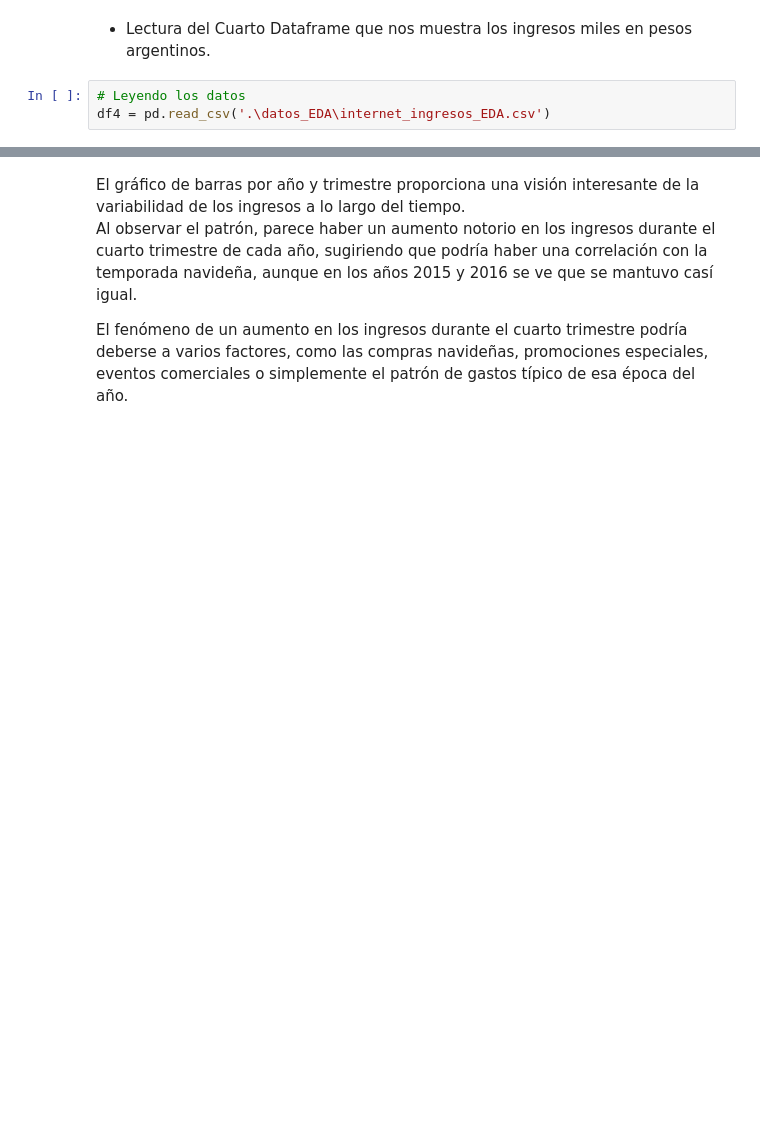
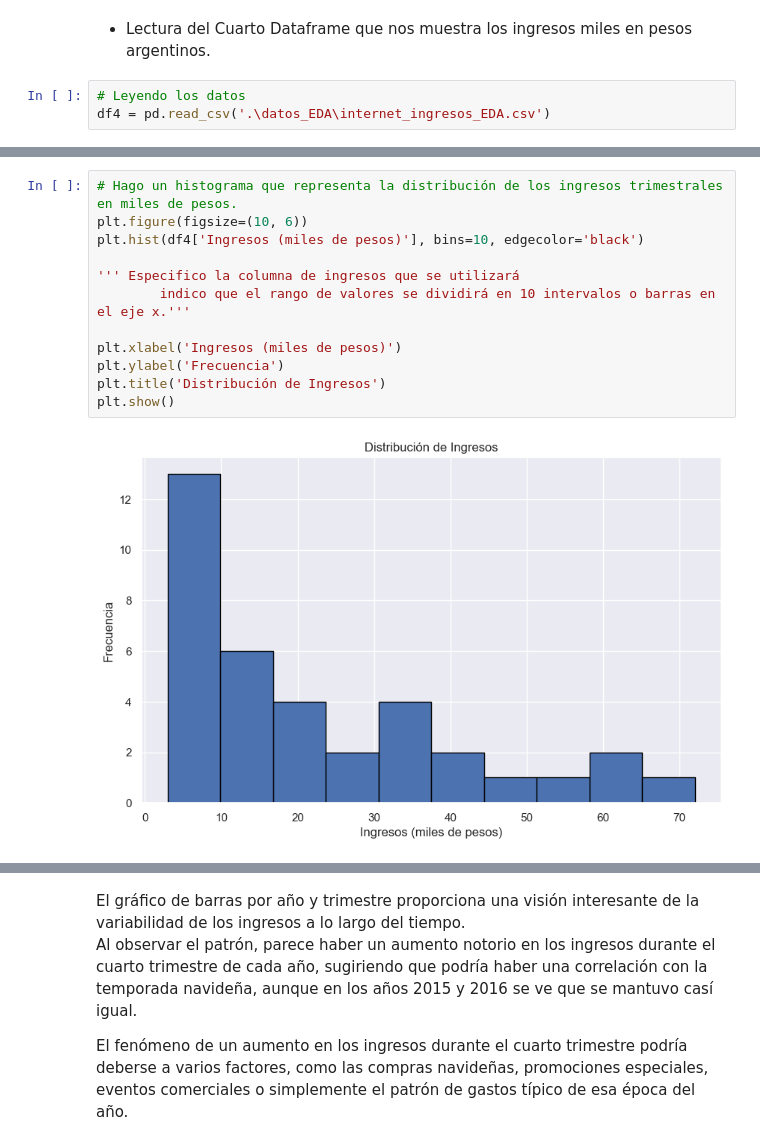
Before and after one commit to Chinaskidev/VecinoNet_Proyecto, a Jupyter notebook: tele_ENACOM_EDA.ipynb, the cells around one changed output, grey strips where cells are left out. Cells and saved outputs as stored; diff of their text form; blank space fills up the shorter version.

```diff
--- a/tele_ENACOM_EDA.ipynb
+++ b/tele_ENACOM_EDA.ipynb
@@ -425,0 +496,14 @@ df4.head() # Mostrando las primeras filas.
+# %%
+# Hago un histograma que representa la distribución de los ingresos trimestrales en miles de pesos.
+plt.figure(figsize=(10, 6))
+plt.hist(df4['Ingresos (miles de pesos)'], bins=10, edgecolor='black')
+
+''' Especifico la columna de ingresos que se utilizará
+        indico que el rango de valores se dividirá en 10 intervalos o barras en el eje x.'''
+
+plt.xlabel('Ingresos (miles de pesos)')
+plt.ylabel('Frecuencia')
+plt.title('Distribución de Ingresos')
+plt.show()
+# %% [output]
+[figure, added]
```
Also changed, not shown: parts of 34 cells of this notebook.
